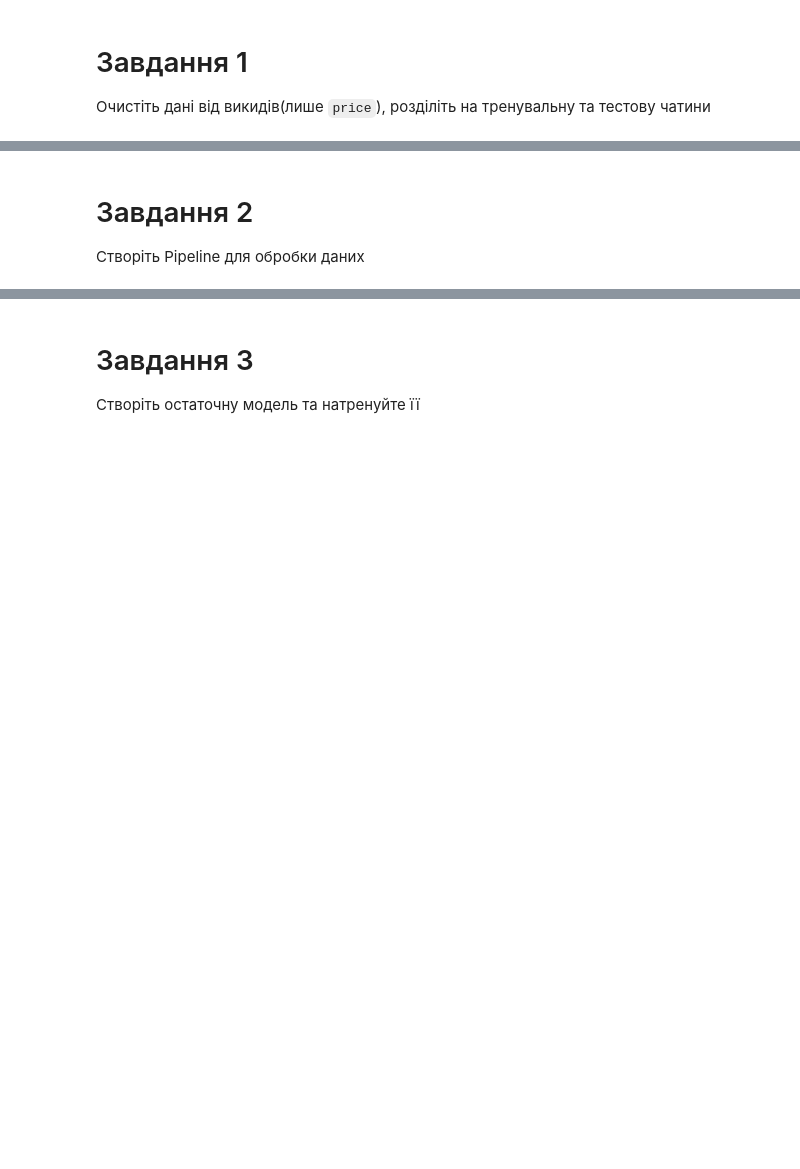
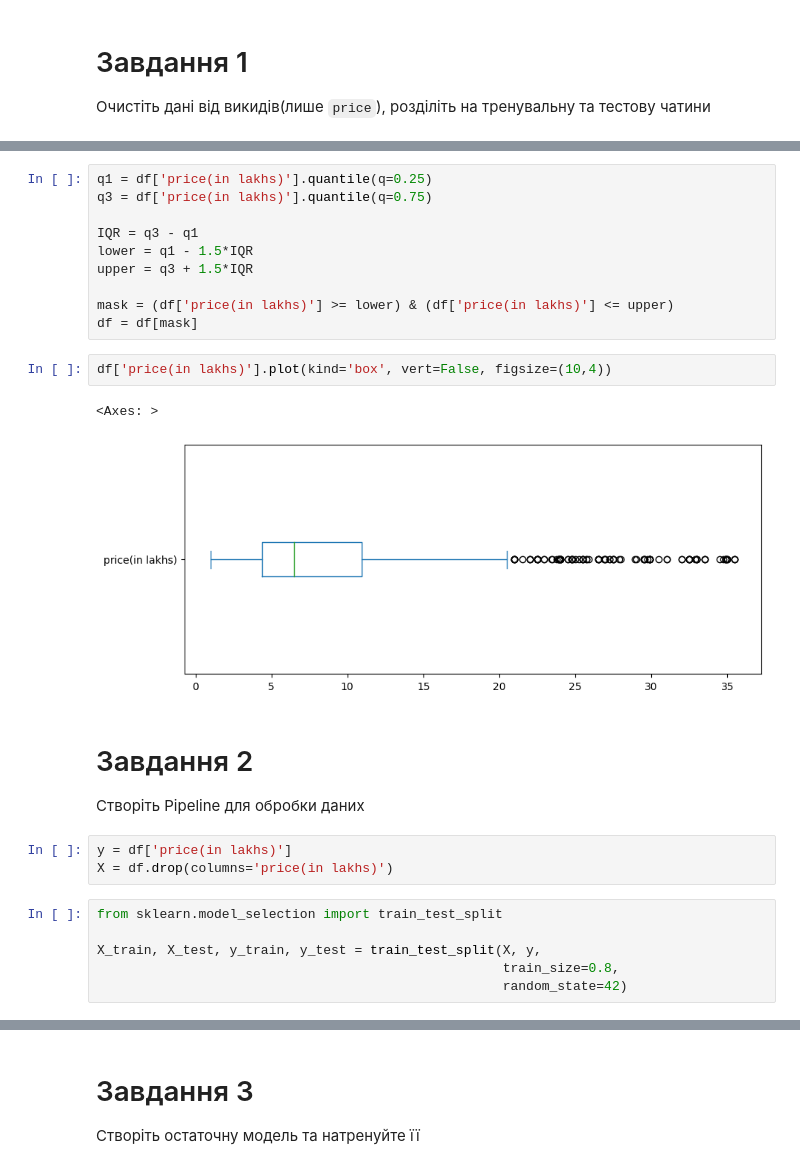
Before and after one commit to shaya-686/AI, a Jupyter notebook: Практика_дерева_рішень.ipynb, the cells around one changed output, grey strips where cells are left out. Cells and saved outputs as stored; diff of their text form; blank space fills up the shorter version.

```diff
--- a/Практика_дерева_рішень.ipynb
+++ b/Практика_дерева_рішень.ipynb
@@ -50,3 +55,27 @@ df.head()
+# %%
+q1 = df['price(in lakhs)'].quantile(q=0.25)
+q3 = df['price(in lakhs)'].quantile(q=0.75)
+
+IQR = q3 - q1
+lower = q1 - 1.5*IQR
+upper = q3 + 1.5*IQR
+
+mask = (df['price(in lakhs)'] >= lower) & (df['price(in lakhs)'] <= upper)
+df = df[mask]
+# %%
+df['price(in lakhs)'].plot(kind='box', vert=False, figsize=(10,4))
+# %% [output]
+<Axes: >
+[figure, added]
 # %% [markdown]
 # Завдання 2
 Створіть Pipeline для обробки даних
+# %%
+y = df['price(in lakhs)']
+X = df.drop(columns='price(in lakhs)')
+# %%
+from sklearn.model_selection import train_test_split
+
+X_train, X_test, y_train, y_test = train_test_split(X, y,
+                                                    train_size=0.8,
+                                                    random_state=42)
```
Also changed, not shown: parts of 8 cells of this notebook.
